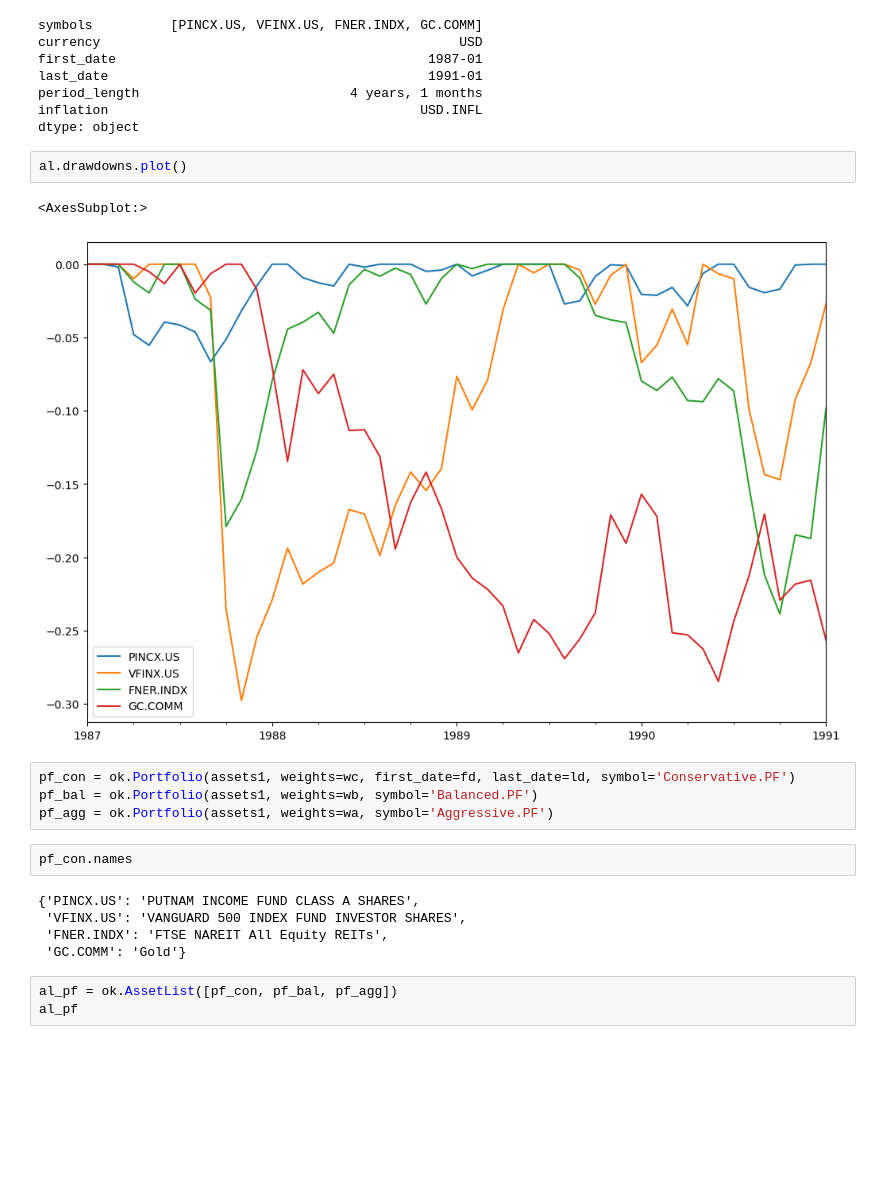
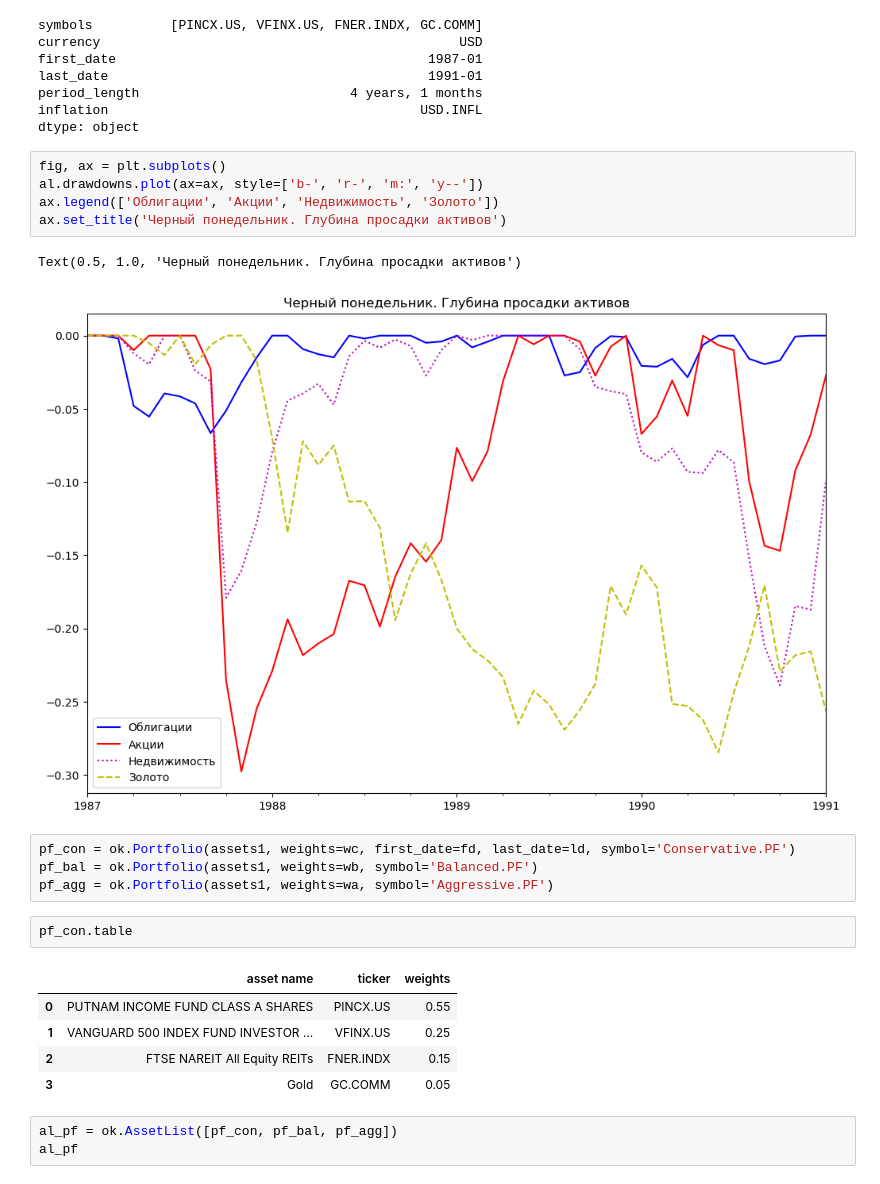
Before and after one commit to mbk-dev/publications_RUS, a Jupyter notebook: 05 portfolio recovery period after crisis.ipynb, the cells around one changed output. Drawn from its saved outputs; the diff is of its cells as text; blank space fills up the shorter version.

```diff
--- a/05 portfolio recovery period after crisis.ipynb
+++ b/05 portfolio recovery period after crisis.ipynb
@@ -107,22 +117,26 @@ last_date                                         1991-01
 period_length                           4 years, 1 months
 inflation                                        USD.INFL
 dtype: object
-# %%
-al.drawdowns.plot()
-# %% [output]
-<AxesSubplot:>
-[figure, removed]
+# %%
+fig, ax = plt.subplots()
+al.drawdowns.plot(ax=ax, style=['b-', 'r-', 'm:', 'y--'])
+ax.legend(['Облигации', 'Акции', 'Недвижимость', 'Золото'])
+ax.set_title('Черный понедельник. Глубина просадки активов')
+# %% [output]
+Text(0.5, 1.0, 'Черный понедельник. Глубина просадки активов')
+[figure, added]
 # %%
 pf_con = ok.Portfolio(assets1, weights=wc, first_date=fd, last_date=ld, symbol='Conservative.PF')
 pf_bal = ok.Portfolio(assets1, weights=wb, symbol='Balanced.PF')
 pf_agg = ok.Portfolio(assets1, weights=wa, symbol='Aggressive.PF')
 # %%
-pf_con.names
+pf_con.table
 # %% [output]
-{'PINCX.US': 'PUTNAM INCOME FUND CLASS A SHARES',
- 'VFINX.US': 'VANGUARD 500 INDEX FUND INVESTOR SHARES',
- 'FNER.INDX': 'FTSE NAREIT All Equity REITs',
- 'GC.COMM': 'Gold'}
+|  | asset name | ticker | weights |
+| 0 | PUTNAM INCOME FUND CLASS A SHARES | PINCX.US | 0.55 |
+| 1 | VANGUARD 500 INDEX FUND INVESTOR ... | VFINX.US | 0.25 |
+| 2 | FTSE NAREIT All Equity REITs | FNER.INDX | 0.15 |
+| 3 | Gold | GC.COMM | 0.05 |
 # %%
 al_pf = ok.AssetList([pf_con, pf_bal, pf_agg])
 al_pf
```
Also changed, not shown: parts of 15 cells of this notebook, 2 other files.
